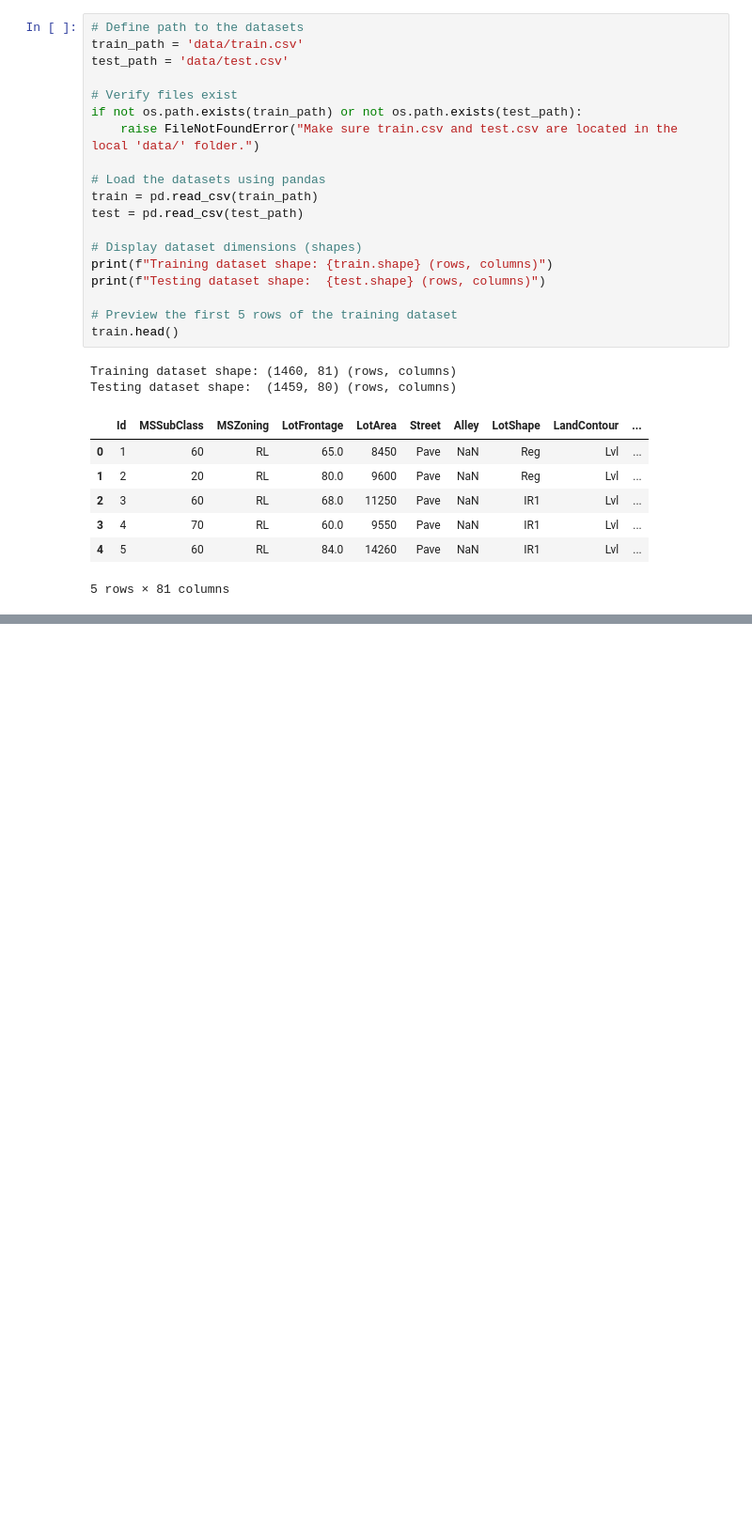
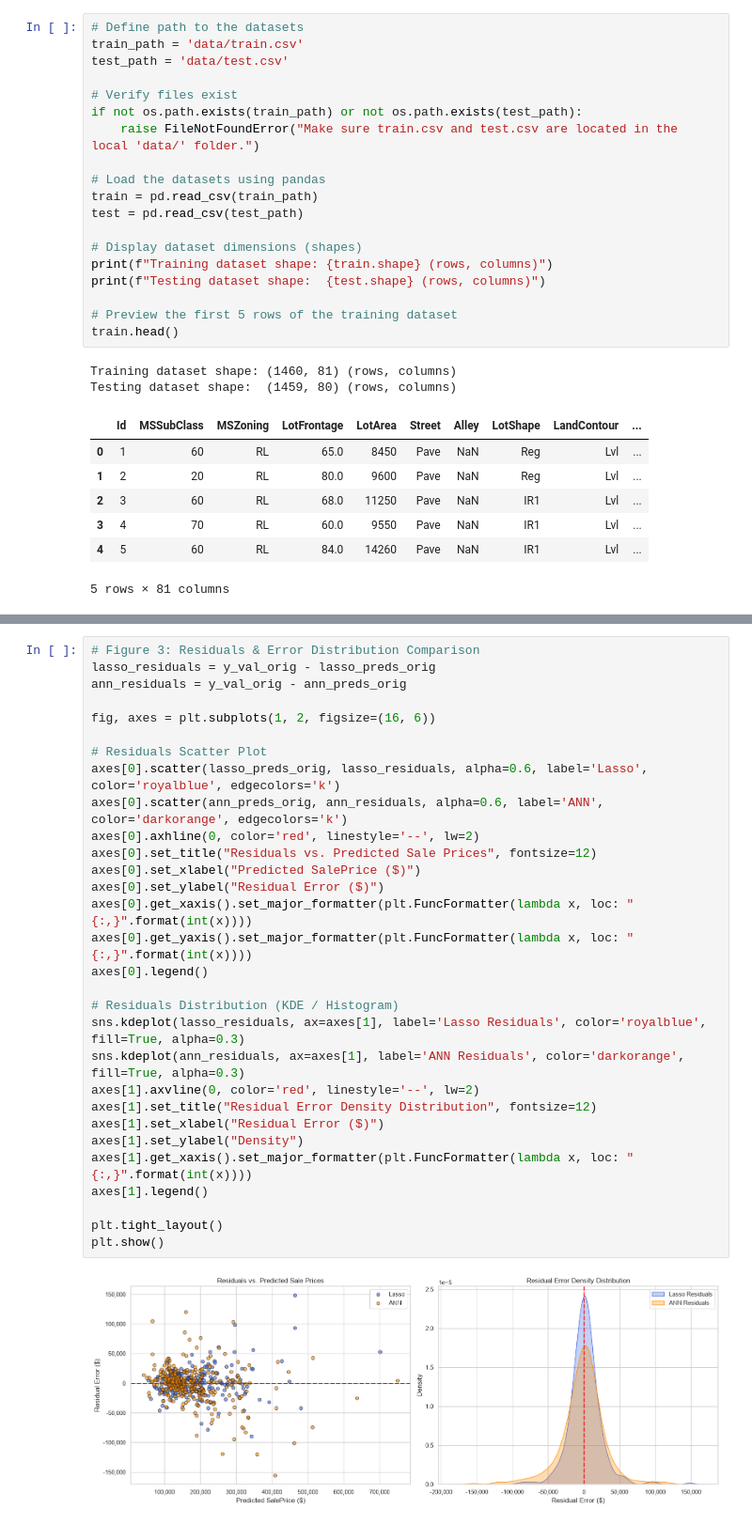
Before and after one commit to chavdatirth/Data-Science-project, a Jupyter notebook: House_Prices_Prediction.ipynb, the cells around one changed output, grey strips where cells are left out. Shown at 94% size. Drawn from its saved outputs; the diff is of its cells as text; blank space fills up the shorter version.

```diff
--- a/House_Prices_Prediction.ipynb
+++ b/House_Prices_Prediction.ipynb
@@ -565,0 +501,32 @@ Predicted House Price: [211971.88335633]
+# %%
+# Figure 3: Residuals & Error Distribution Comparison
+lasso_residuals = y_val_orig - lasso_preds_orig
+ann_residuals = y_val_orig - ann_preds_orig
+
+fig, axes = plt.subplots(1, 2, figsize=(16, 6))
+
+# Residuals Scatter Plot
+axes[0].scatter(lasso_preds_orig, lasso_residuals, alpha=0.6, label='Lasso', color='royalblue', edgecolors='k')
+axes[0].scatter(ann_preds_orig, ann_residuals, alpha=0.6, label='ANN', color='darkorange', edgecolors='k')
+axes[0].axhline(0, color='red', linestyle='--', lw=2)
+axes[0].set_title("Residuals vs. Predicted Sale Prices", fontsize=12)
+axes[0].set_xlabel("Predicted SalePrice ($)")
+axes[0].set_ylabel("Residual Error ($)")
+axes[0].get_xaxis().set_major_formatter(plt.FuncFormatter(lambda x, loc: "{:,}".format(int(x))))
+axes[0].get_yaxis().set_major_formatter(plt.FuncFormatter(lambda x, loc: "{:,}".format(int(x))))
+axes[0].legend()
+
+# Residuals Distribution (KDE / Histogram)
+sns.kdeplot(lasso_residuals, ax=axes[1], label='Lasso Residuals', color='royalblue', fill=True, alpha=0.3)
+sns.kdeplot(ann_residuals, ax=axes[1], label='ANN Residuals', color='darkorange', fill=True, alpha=0.3)
+axes[1].axvline(0, color='red', linestyle='--', lw=2)
+axes[1].set_title("Residual Error Density Distribution", fontsize=12)
+axes[1].set_xlabel("Residual Error ($)")
+axes[1].set_ylabel("Density")
+axes[1].get_xaxis().set_major_formatter(plt.FuncFormatter(lambda x, loc: "{:,}".format(int(x))))
+axes[1].legend()
+
+plt.tight_layout()
+plt.show()
+# %% [output]
+[figure, added]
```
Also changed, not shown: parts of 54 cells of this notebook, 4 other files.
